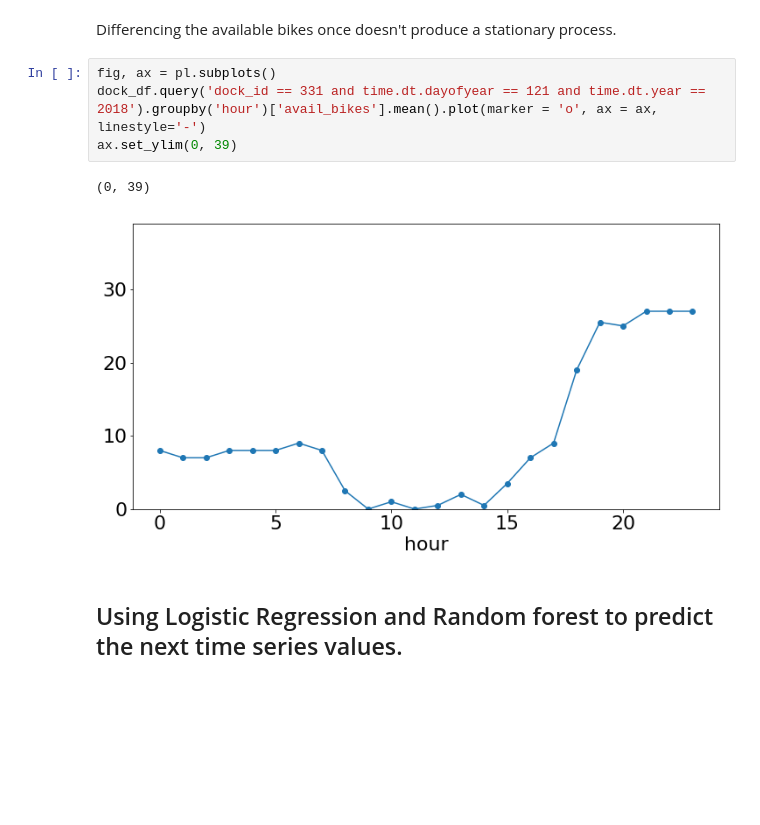
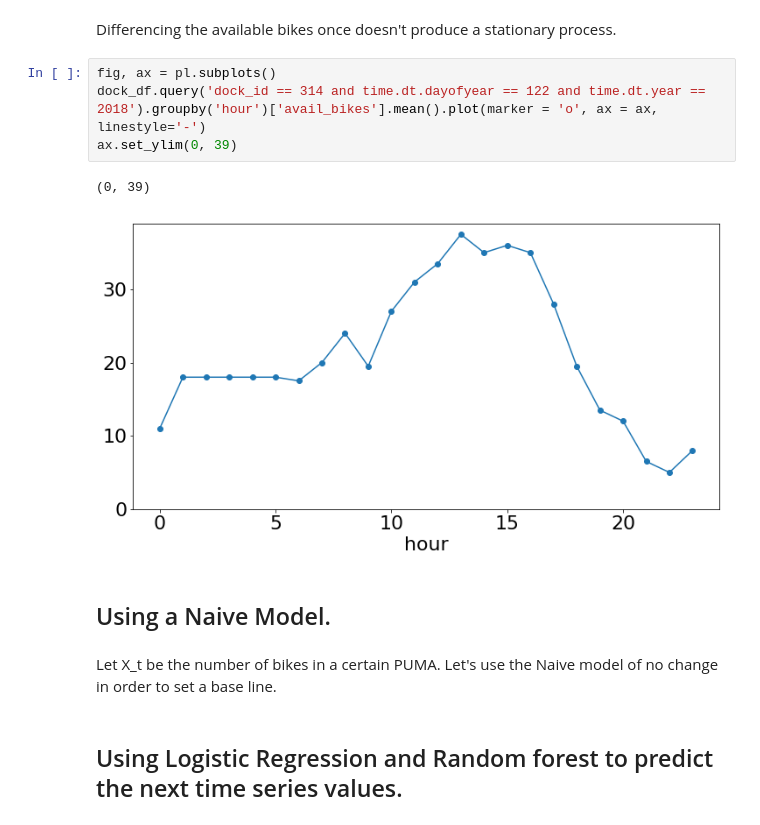
Before and after one commit to markhannel/InAPinch, a Jupyter notebook: notebooks/DockPredictionPOC.ipynb, the cells around one changed output. Cells and saved outputs as stored; diff of their text form; blank space fills up the shorter version.

```diff
--- a/notebooks/DockPredictionPOC.ipynb
+++ b/notebooks/DockPredictionPOC.ipynb
@@ -48,11 +48,15 @@ ax.set_ylabel('Available Bike Differences');
 Differencing the available bikes once doesn't produce a stationary process.
 # %%
 fig, ax = pl.subplots()
-dock_df.query('dock_id == 331 and time.dt.dayofyear == 121 and time.dt.year == 2018').groupby('hour')['avail_bikes'].mean().plot(marker = 'o', ax = ax, linestyle='-')
+dock_df.query('dock_id == 314 and time.dt.dayofyear == 122 and time.dt.year == 2018').groupby('hour')['avail_bikes'].mean().plot(marker = 'o', ax = ax, linestyle='-')
 ax.set_ylim(0, 39)
 # %% [output]
 (0, 39)
-[figure, old version]
+[figure, new version]
+# %% [markdown]
+<h2> Using a Naive Model. </h2>
+# %% [markdown]
+Let X_t be the number of bikes in a certain PUMA. Let's use the Naive model of no change in order to set a base line.
 # %% [markdown]
 <h2> Using Logistic Regression and Random forest to predict the next time series values. </h2>
 # %% [markdown]
```
Also changed, not shown: parts of 12 cells of this notebook, 1 other file.
